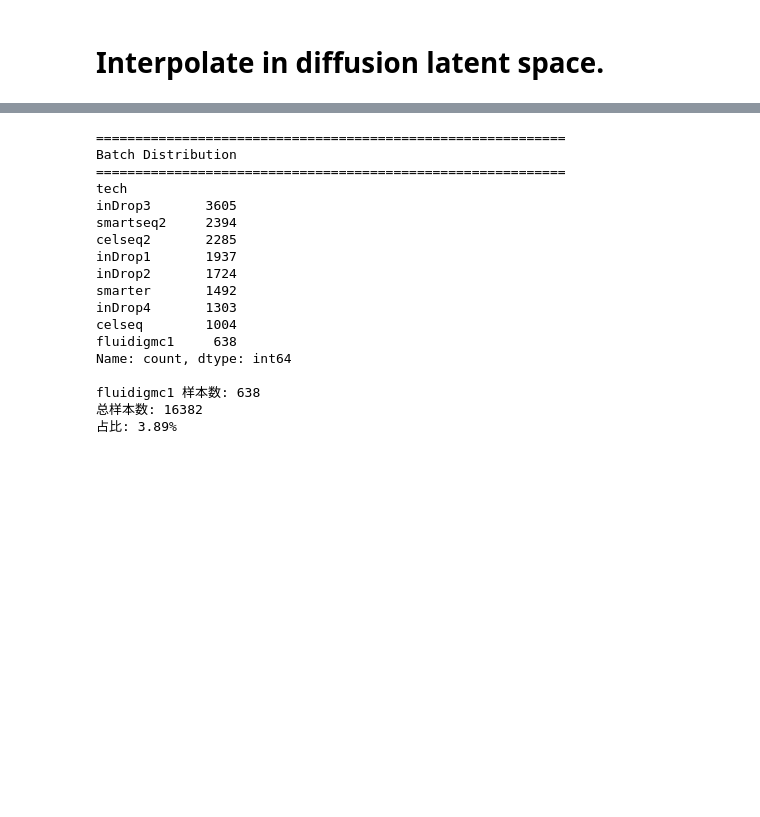
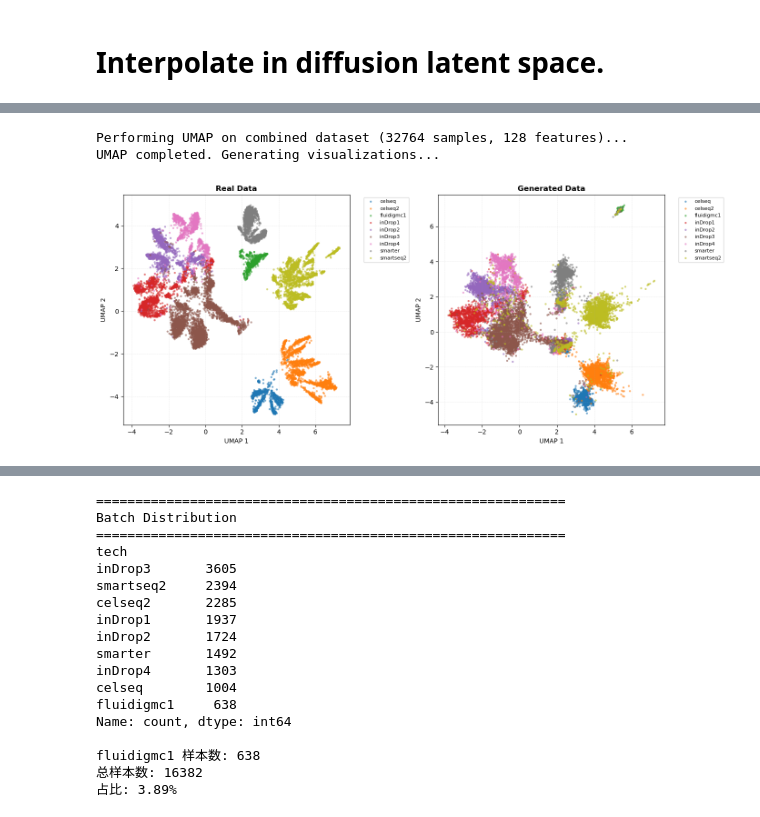
Before and after one commit to LangtianM/scDeepSim, a Jupyter notebook: experiments/batch_effect.ipynb, the cells around one changed output, grey strips where cells are left out. Saved outputs shown, nothing was run; the diff lists cells and outputs as text; code cells hidden in the pictures; blank space fills up the shorter version.

```diff
--- a/experiments/batch_effect.ipynb
+++ b/experiments/batch_effect.ipynb
@@ -289,8 +324,4 @@ UMAP completed. Generating visualizations...
 # %%
-from sklearn.preprocessing import LabelEncoder
-le = LabelEncoder()
-batch_tensor = torch.tensor(
-    le.fit_transform(batch_labels), dtype=torch.long).to(device)
 
 diffusion.eval()
 with torch.no_grad():
@@ -300,15 +331,6 @@ with torch.no_grad():
         labels=batch_tensor,
         ddim_sampling_eta=0,
         use_ema=True,
-        clip_denoised=False
+        clip_denoised=False,
+        guidance_scale=1.0
     )
-
-emb1, emb2, fig = compare_umap(
-    latent_adata.X,
-    latent_samples.cpu().numpy(),
-    labels1=le.inverse_transform(batch_tensor),
-    labels2=le.inverse_transform(batch_tensor),
-    title1="Real Data",
-    title2="Generated Data",
-    random_state=42
-)
@@ -351,0 +384,24 @@ UMAP completed. Generating visualizations...
+# %%
+diffusion.eval()
+with torch.no_grad():
+    latent_samples = diffusion.sample(
+        num_samples=len(batch_tensor),
+        sampling_timesteps=50,
+        labels=batch_tensor,
+        ddim_sampling_eta=0,
+        use_ema=True,
+        clip_denoised=False,
+        guidance_scale=0.0,
+        rescaled_phi=0.0
+    )
+
+emb1, emb2, fig = compare_umap(
+    latent_adata.X,
+    latent_samples.cpu().numpy(),
+    labels1=le.inverse_transform(batch_tensor),
+    labels2=le.inverse_transform(batch_tensor),
+    title1="Real Data",
+    title2="Generated Data",
+    random_state=42
+)
+# %% [output]
@@ -351,0 +409,3 @@ UMAP completed. Generating visualizations...
+Performing UMAP on combined dataset (32764 samples, 128 features)...
+UMAP completed. Generating visualizations...
+[figure, added]
```
Also changed, not shown: parts of 15 cells of this notebook, 2 other files.
